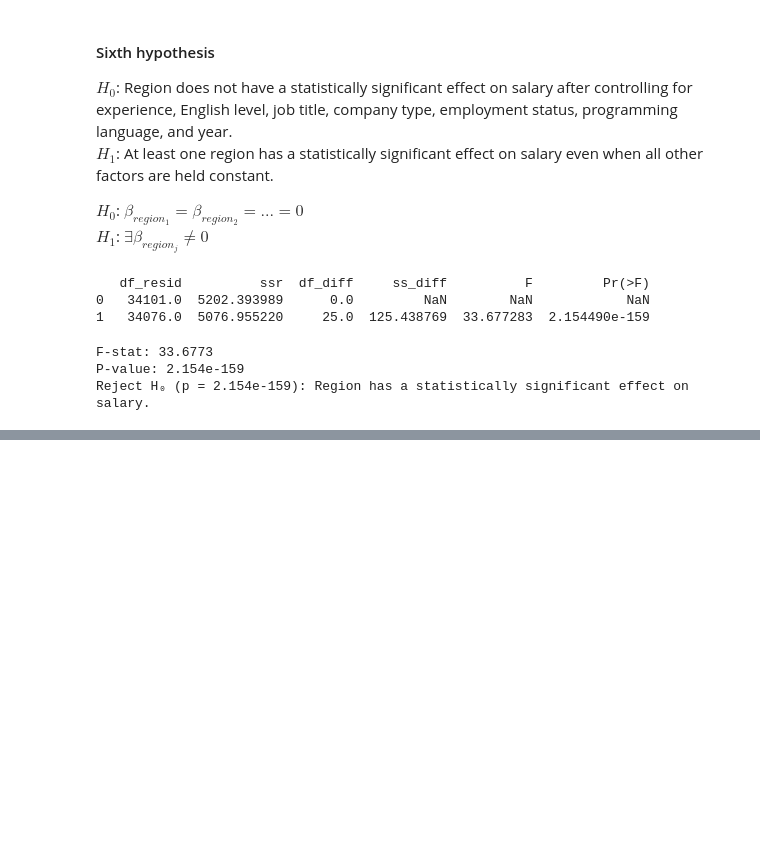
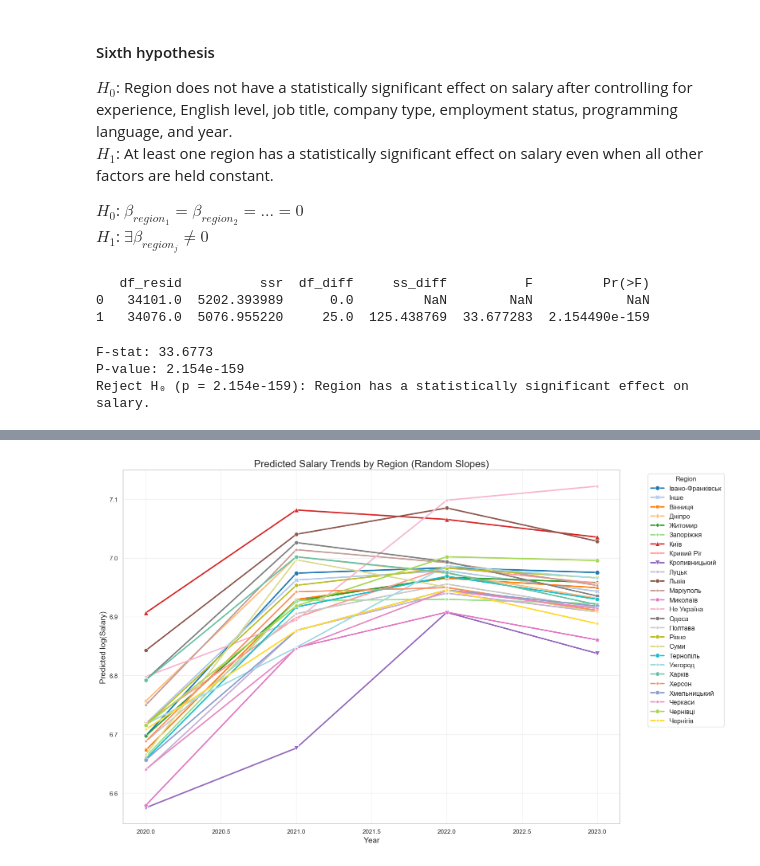
Before and after one commit to Danylo-Ik/Econometrics-Project-IT, a Jupyter notebook: it_salaries.ipynb, the cells around one changed output, grey strips where cells are left out. Drawn from its saved outputs; the diff is of its cells as text; code cells hidden in the pictures; blank space fills up the shorter version.

```diff
--- a/it_salaries.ipynb
+++ b/it_salaries.ipynb
@@ -793,0 +918,38 @@ plt.show()
+# %%
+import seaborn as sns
+import matplotlib.pyplot as plt
+
+plt.figure(figsize=(16, 10))
+
+palette = sns.color_palette("tab20") + sns.color_palette("Set2", 6)
+
+sns.lineplot(
+    data=plot_df,
+    x='year',
+    y='predicted_log_salary',
+    hue='region',
+    style='region',
+    dashes=False,
+    markers=True,
+    markersize=8,
+    linewidth=2.5,
+    palette=palette,
+    legend='full'
+)
+
+plt.title('Predicted Salary Trends by Region (Random Slopes)', fontsize=18)
+plt.xlabel('Year', fontsize=14)
+plt.ylabel('Predicted log(Salary)', fontsize=14)
+plt.grid(True, alpha=0.3)
+
+plt.legend(
+    title='Region',
+    bbox_to_anchor=(1.05, 1),
+    loc='upper left',
+    fontsize=12
+)
+
+plt.tight_layout()
+plt.show()
+# %% [output]
+[figure, added]
```
Also changed, not shown: parts of 23 cells of this notebook, 2 other files.
